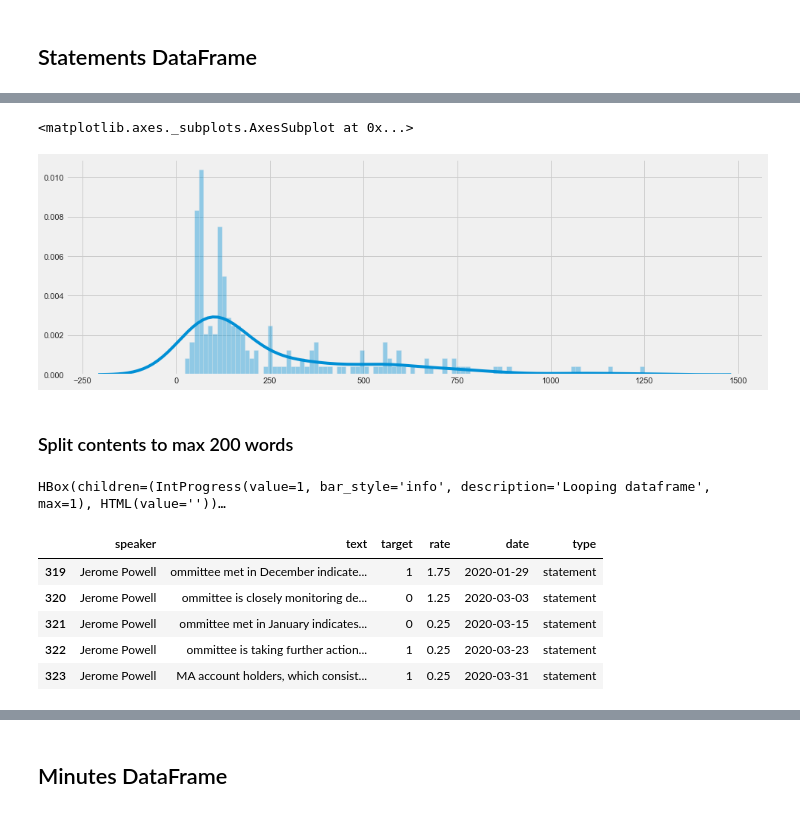
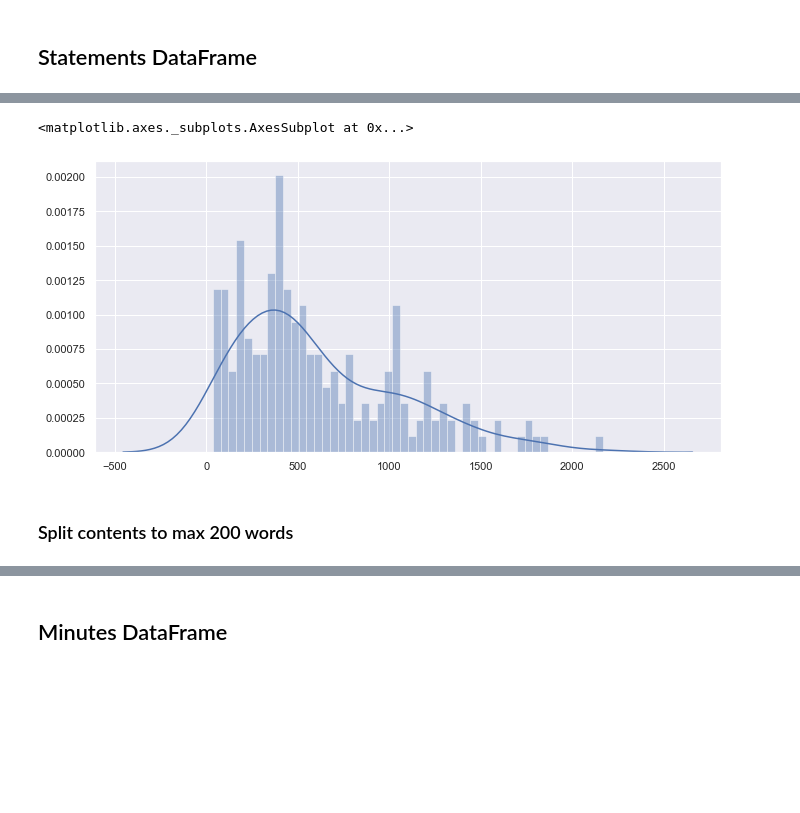
Before and after one commit to yukit-k/centralbank_analysis, a Jupyter notebook: src/FOMC_Analysis_Preprocess.ipynb, the cells around one changed output, grey strips where cells are left out. Saved outputs shown, nothing was run; the diff lists cells and outputs as text; code cells hidden in the pictures; blank space fills up the shorter version.

Commit message:
fix: Refactor preprocessing statements in FOMC_Analysis_Preprocess.ipynb

```diff
--- a/src/FOMC_Analysis_Preprocess.ipynb
+++ b/src/FOMC_Analysis_Preprocess.ipynb
@@ -1173,0 +1202,20 @@ statement_df.head(10)
+# %%
+# Reorganize the dataframe
+dict = {
+    'type': "statement",
+    'date': statement_df['date'],
+    'title': statement_df['title'],
+    'speaker': statement_df['speaker'],
+    'word_count': statement_df['contents'].map(get_word_count),
+    'decision': statement_df['date'].map(get_rate_change),
+    'rate': statement_df['date'].map(get_rate),
+    'text': statement_df['contents'].map(lambda x: x.replace('\n','').replace('\r','')),
+    'text_sections': statement_df['contents'].map(lambda x: x.replace('\n','').replace('\r','').strip().split("[SECTION]")),
+    'org_text': statement_df['contents']
+}
+
+proc_statement_df = pd.DataFrame(dict)
+print("No rate decision found: ", proc_statement_df['decision'].isnull().sum())
+print("Shape of the dataframe: ", proc_statement_df.shape)
+#proc_statement_df.dropna(subset=['decision'], axis=0, inplace=True)
+proc_statement_df.head(10)
@@ -1195,0 +1242,3 @@ statement_df.head(10)
+# %%
+proc_statement_df = remove_short_section(proc_statement_df, min_words=50)
+proc_statement_df.tail(10)
@@ -1196,19 +1257,8 @@ statement_df.head(10)
 # %%
-plt.figure(figsize=(15,5))
-sns.distplot(list(statement_df["word_count"]), bins=100)
+plt.figure(figsize=(10,5))
+sns.distplot(proc_statement_df["word_count"].values, bins=50)
 # %% [output]
 <matplotlib.axes._subplots.AxesSubplot at 0x...>
-[figure, old version]
+[figure, new version]
 # %% [markdown]
 ### Split contents to max 200 words
-# %%
-stmt_split_df = get_split_df(statement_df)
-stmt_split_df.tail()
-# %% [output]
-HBox(children=(IntProgress(value=1, bar_style='info', description='Looping dataframe', max=1), HTML(value=''))…
-|  | speaker | text | target | rate | date | type |
-| 319 | Jerome Powell | ommittee met in December indicate... | 1 | 1.75 | 2020-01-29 | statement |
-| 320 | Jerome Powell | ommittee is closely monitoring de... | 0 | 1.25 | 2020-03-03 | statement |
-| 321 | Jerome Powell | ommittee met in January indicates... | 0 | 0.25 | 2020-03-15 | statement |
-| 322 | Jerome Powell | ommittee is taking further action... | 1 | 0.25 | 2020-03-23 | statement |
-| 323 | Jerome Powell | MA account holders, which consist... | 1 | 0.25 | 2020-03-31 | statement |
```
Also changed, not shown: parts of 25 cells of this notebook.
